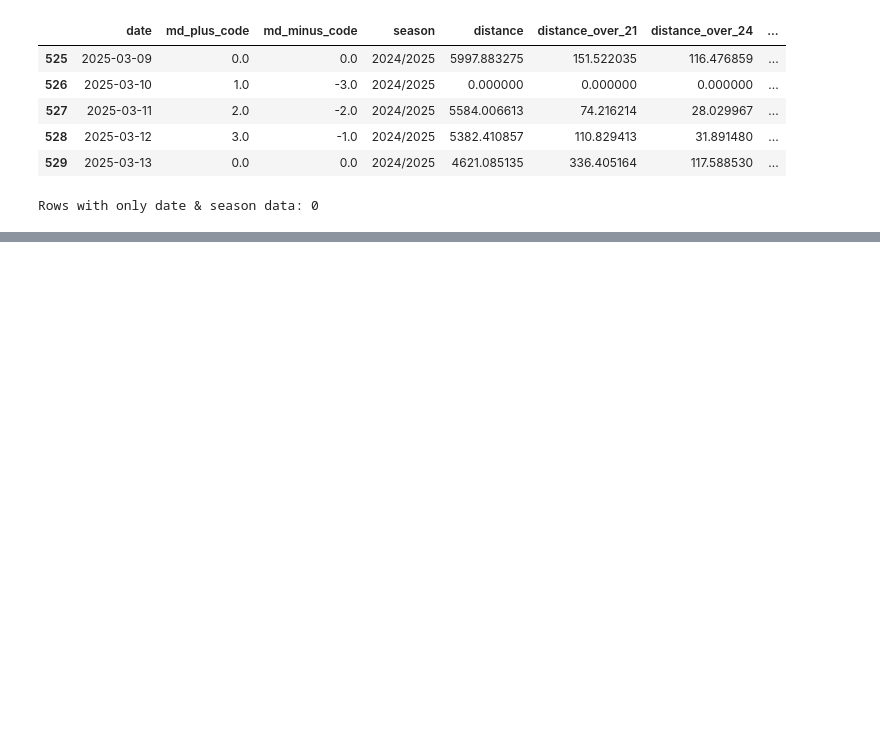
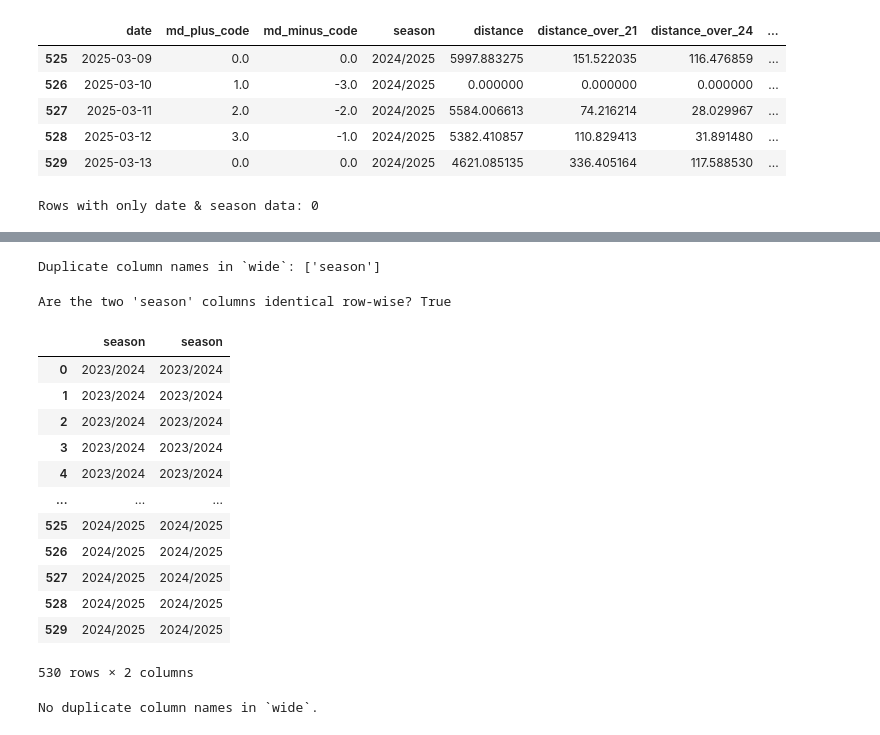
Before and after one commit to thomasrenwickm/Sports-Analytics-Project, a Jupyter notebook: EDA/merged_df.ipynb, the cells around one changed output, grey strips where cells are left out. Cells and saved outputs as stored; diff of their text form; code cells hidden in the pictures; blank space fills up the shorter version.

Commit message:
wide data frame updated

```diff
--- a/EDA/merged_df.ipynb
+++ b/EDA/merged_df.ipynb
@@ -626,0 +647,52 @@ Rows with only date & season data: 0
+# %%
+#Identify exactly which names repeat
+dup_mask = wide.columns.duplicated()
+dup_names = wide.columns[dup_mask].unique()
+
+if dup_names.size > 0:
+    print(f"Duplicate column names in `wide`: {list(dup_names)}")
+else:
+    print("No duplicate column names in `wide`.")
+# %% [output]
+Duplicate column names in `wide`: ['season']
+# %%
+# find the positions of all "season" columns
+positions = [i for i, col in enumerate(wide.columns) if col == "season"]
+pos1, pos2 = positions
+
+# make a boolean Series: True where row values match
+row_eq = wide.iloc[:, pos1] == wide.iloc[:, pos2]
+
+# overall result: are they equal in *every* row?
+all_equal = row_eq.all()
+
+print("Are the two 'season' columns identical row-wise?", all_equal)
+if not all_equal:
+    # list the row indices where they differ
+    mismatches = wide.index[~row_eq].tolist()
+    print("Rows with mismatches:", mismatches)
+# %% [output]
+Are the two 'season' columns identical row-wise? True
+# %%
+season_df = wide.loc[:, wide.columns == "season"]
+
+# Option B: Using the integer positions you already found
+positions = [i for i, col in enumerate(wide.columns) if col == "season"]
+season_df = wide.iloc[:, positions]
+
+# Now just display it
+season_df
+# %% [output]
+|  | season | season |
+| 0 | 2023/2024 | 2023/2024 |
+| 1 | 2023/2024 | 2023/2024 |
+| 2 | 2023/2024 | 2023/2024 |
+| 3 | 2023/2024 | 2023/2024 |
+| 4 | 2023/2024 | 2023/2024 |
+| ... | ... | ... |
+| 525 | 2024/2025 | 2024/2025 |
+| 526 | 2024/2025 | 2024/2025 |
+| 527 | 2024/2025 | 2024/2025 |
+| 528 | 2024/2025 | 2024/2025 |
+| 529 | 2024/2025 | 2024/2025 |
+530 rows × 2 columns
@@ -626,0 +701,10 @@ Rows with only date & season data: 0
+# %%
+dup_mask = wide.columns.duplicated()
+dup_names = wide.columns[dup_mask].unique()
+
+if dup_names.size > 0:
+    print(f"Duplicate column names in `wide`: {list(dup_names)}")
+else:
+    print("No duplicate column names in `wide`.")
+# %% [output]
+No duplicate column names in `wide`.
```
Also changed, not shown: parts of 4 cells of this notebook.
